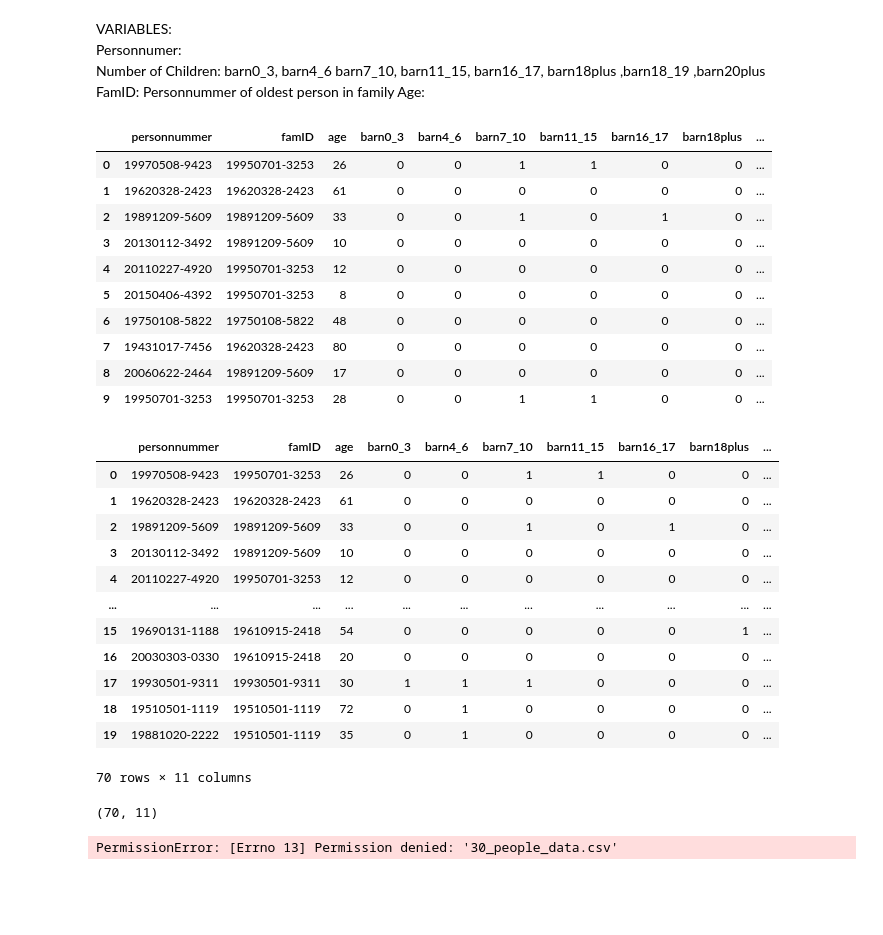
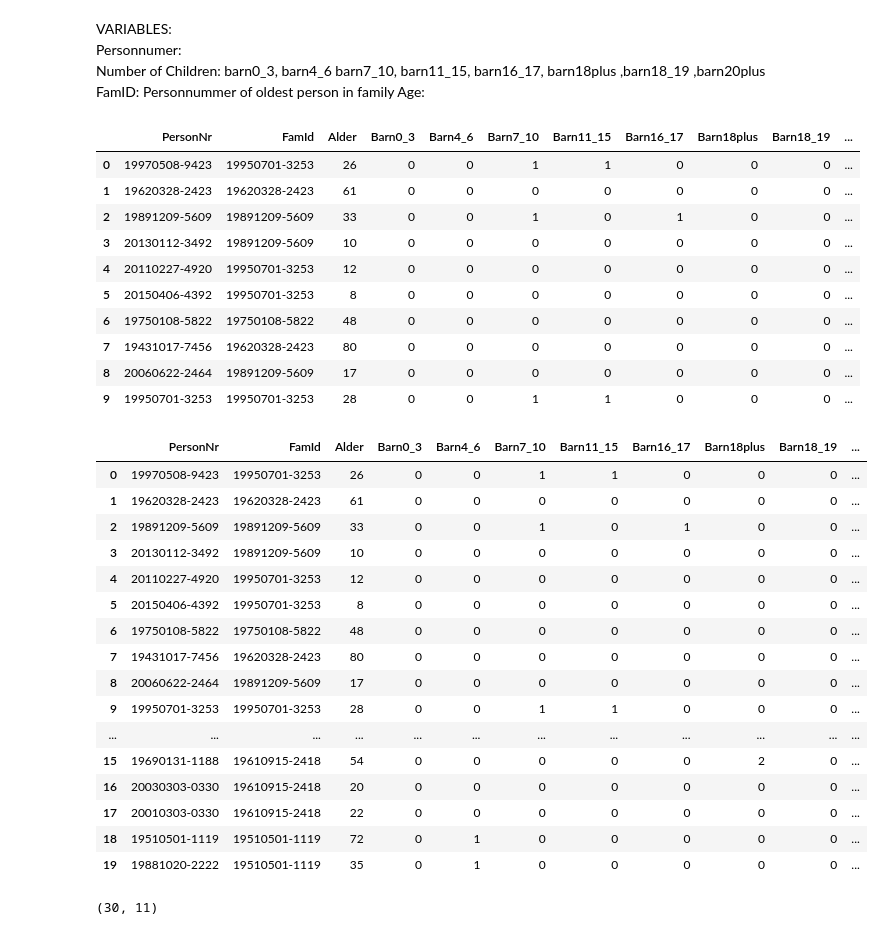
Before and after one commit to neddul/generate-network-project, a Jupyter notebook: notebooks/Family_Layer_Mini_Dataset.ipynb, the cells around one changed output. Drawn from its saved outputs; the diff is of its cells as text; code cells hidden in the pictures; blank space fills up the shorter version.

```diff
--- a/notebooks/Family_Layer_Mini_Dataset.ipynb
+++ b/notebooks/Family_Layer_Mini_Dataset.ipynb
@@ -39,7 +39,7 @@ Number of Children: barn0_3, barn4_6 barn7_10, barn11_15, barn16_17, barn18plus
 FamID: Personnummer of oldest person in family
 Age:
 # %%
-fam_variables = ['PersonNr','FamId','Alder','Barn0_3','Barn4_6','Barn7_10', 'Barn11_15', 'Barn16_17', 'barn18plus', 'barn18_19','barn20plus']
+fam_variables = ['PersonNr','FamId','Alder','Barn0_3','Barn4_6','Barn7_10', 'Barn11_15', 'Barn16_17', 'Barn18plus', 'Barn18_19','Barn20plus']
 # %%
 from datetime import datetime
 import dateutil.relativedelta
@@ -72,17 +72,17 @@ data.loc[9] = ['19950701-3253','19950701-3253',alder('19950701-3253'),0,0,1,1,0,
 # %%
 data
 # %% [output]
-|  | personnummer | famID | age | barn0_3 | barn4_6 | barn7_10 | barn11_15 | barn16_17 | barn18plus | ... |
-| 0 | 19970508-9423 | 19950701-3253 | 26 | 0 | 0 | 1 | 1 | 0 | 0 | ... |
-| 1 | 19620328-2423 | 19620328-2423 | 61 | 0 | 0 | 0 | 0 | 0 | 0 | ... |
-| 2 | 19891209-5609 | 19891209-5609 | 33 | 0 | 0 | 1 | 0 | 1 | 0 | ... |
-| 3 | 20130112-3492 | 19891209-5609 | 10 | 0 | 0 | 0 | 0 | 0 | 0 | ... |
-| 4 | 20110227-4920 | 19950701-3253 | 12 | 0 | 0 | 0 | 0 | 0 | 0 | ... |
-| 5 | 20150406-4392 | 19950701-3253 | 8 | 0 | 0 | 0 | 0 | 0 | 0 | ... |
-| 6 | 19750108-5822 | 19750108-5822 | 48 | 0 | 0 | 0 | 0 | 0 | 0 | ... |
-| 7 | 19431017-7456 | 19620328-2423 | 80 | 0 | 0 | 0 | 0 | 0 | 0 | ... |
-| 8 | 20060622-2464 | 19891209-5609 | 17 | 0 | 0 | 0 | 0 | 0 | 0 | ... |
-| 9 | 19950701-3253 | 19950701-3253 | 28 | 0 | 0 | 1 | 1 | 0 | 0 | ... |
+|  | PersonNr | FamId | Alder | Barn0_3 | Barn4_6 | Barn7_10 | Barn11_15 | Barn16_17 | Barn18plus | Barn18_19 | ... |
+| 0 | 19970508-9423 | 19950701-3253 | 26 | 0 | 0 | 1 | 1 | 0 | 0 | 0 | ... |
+| 1 | 19620328-2423 | 19620328-2423 | 61 | 0 | 0 | 0 | 0 | 0 | 0 | 0 | ... |
+| 2 | 19891209-5609 | 19891209-5609 | 33 | 0 | 0 | 1 | 0 | 1 | 0 | 0 | ... |
+| 3 | 20130112-3492 | 19891209-5609 | 10 | 0 | 0 | 0 | 0 | 0 | 0 | 0 | ... |
+| 4 | 20110227-4920 | 19950701-3253 | 12 | 0 | 0 | 0 | 0 | 0 | 0 | 0 | ... |
+| 5 | 20150406-4392 | 19950701-3253 | 8 | 0 | 0 | 0 | 0 | 0 | 0 | 0 | ... |
+| 6 | 19750108-5822 | 19750108-5822 | 48 | 0 | 0 | 0 | 0 | 0 | 0 | 0 | ... |
+| 7 | 19431017-7456 | 19620328-2423 | 80 | 0 | 0 | 0 | 0 | 0 | 0 | 0 | ... |
+| 8 | 20060622-2464 | 19891209-5609 | 17 | 0 | 0 | 0 | 0 | 0 | 0 | 0 | ... |
+| 9 | 19950701-3253 | 19950701-3253 | 28 | 0 | 0 | 1 | 1 | 0 | 0 | 0 | ... |
 # %%
 data2 = pd.DataFrame(0, index=np.arange(20),columns=fam_variables)
 # %%
@@ -92,54 +92,57 @@ data2.loc[0] = ['19980220-9101','19980220-9101',alder('19980220-9101'),1,0,0,0,0
 data2.loc[1] = ['20000103-1411','19980220-9101',alder('20000103-1411'),1,0,0,0,0,0,0,0] #Person 2 - house 1 Husband
 
 data2.loc[2] = ['20000101-2103','20000101-2103',alder('20000101-2103'),0,0,0,0,0,0,0,0] #Person 3 - house 2 Woman
 
 data2.loc[3] = ['20000101-2193','20000101-2193',alder('20000101-2193'),0,0,0,0,0,0,0,0] #Person 4 - house 3 Man
 
 data2.loc[4] = ['19730420-2103','19730420-2103',alder('19730420-2103'),0,0,0,0,0,0,0,1] #Person 5 - house 4 Mom
 data2.loc[5] = ['19740310-2103','19730420-2103',alder('19740310-2103'),0,0,0,0,0,0,0,1] #Person 6 - house 4 Dad
 data2.loc[6] = ['20030614-0101','19730420-2103',alder('20030614-0101'),0,0,0,0,0,0,0,0] #Person 7 - house 4 Daughter 2
 data2.loc[7] = ['20010614-0101','19730420-2103',alder('20010614-0101'),0,0,0,0,0,0,0,0] #Person 8 - house 4 Daughter 1
 
 data2.loc[8] = ['19821012-1234','19821012-1234',alder('19821012-1234'),1,0,0,0,0,0,0,0] #Person 9   - house 5 Husband 1
 data2.loc[9] = ['19851112-1234','19821012-1234',alder('19851112-1234'),1,0,0,0,0,0,0,0] #Person 10  - house 5 Husband 2
 
 data2.loc[10] = ['19951021-1284','19951021-1284',alder('19951021-1284'),0,0,0,0,0,0,0,0] #Person 11  - house 6 Woman
 
 data2.loc[11] = ['19960229-1000','19960229-1000',alder('19960229-1000'),0,0,0,0,0,0,0,0] #Person 12  - house 7 Woman
 data2.loc[12] = ['19990430-0246','19960229-1000',alder('19990430-0246'),1,0,0,0,0,0,0,0] #Person 13  - house 7 Wife 1
 data2.loc[13] = ['19990915-2468','19960229-1000',alder('19990915-2468'),1,0,0,0,0,0,0,0] #Person 14  - house 7 Wife 2
 
-data2.loc[14] = ['19610915-2418','19610915-2418',alder('19610915-2418'),0,0,0,0,0,1,0,0] #Person 15  - house 8 Husband
-data2.loc[15] = ['19690131-1188','19610915-2418',alder('19690131-1188'),0,0,0,0,0,1,0,0] #Person 16  - house 8 Wife
+data2.loc[14] = ['19610915-2418','19610915-2418',alder('19610915-2418'),0,0,0,0,0,2,0,0] #Person 15  - house 8 Husband
+data2.loc[15] = ['19690131-1188','19610915-2418',alder('19690131-1188'),0,0,0,0,0,2,0,0] #Person 16  - house 8 Wife
 data2.loc[16] = ['20030303-0330','19610915-2418',alder('20030303-0330'),0,0,0,0,0,0,0,0] #Person 17  - house 8 Son
+data2.loc[17] = ['20010303-0330','19610915-2418',alder('20010303-0330'),0,0,0,0,0,0,0,0] #Person 17  - house 8 Son
 
-
-data2.loc[17] = ['19930501-9311','19930501-9311',alder('19930501-9311'),1,1,1,0,0,0,0,0] #Person 18  - house 8 Man
+#data2.loc[17] = ['19930501-9311','19930501-9311',alder('19930501-9311'),1,1,1,0,0,0,0,0] #Person 18  - house 8 Man
 
 data2.loc[18] = ['19510501-1119','19510501-1119',alder('19510501-1119'),0,1,0,0,0,0,0,0] #Person 19  - house 8 Husband
 data2.loc[19] = ['19881020-2222','19510501-1119',alder('19881020-2222'),0,1,0,0,0,0,0,0] #Person 20  - house 8 Wife
 
 data = pd.concat([data, data2])
 
 data
 # %% [output]
-|  | personnummer | famID | age | barn0_3 | barn4_6 | barn7_10 | barn11_15 | barn16_17 | barn18plus | ... |
-| 0 | 19970508-9423 | 19950701-3253 | 26 | 0 | 0 | 1 | 1 | 0 | 0 | ... |
-| 1 | 19620328-2423 | 19620328-2423 | 61 | 0 | 0 | 0 | 0 | 0 | 0 | ... |
-| 2 | 19891209-5609 | 19891209-5609 | 33 | 0 | 0 | 1 | 0 | 1 | 0 | ... |
-| 3 | 20130112-3492 | 19891209-5609 | 10 | 0 | 0 | 0 | 0 | 0 | 0 | ... |
-| 4 | 20110227-4920 | 19950701-3253 | 12 | 0 | 0 | 0 | 0 | 0 | 0 | ... |
-| ... | ... | ... | ... | ... | ... | ... | ... | ... | ... | ... |
-| 15 | 19690131-1188 | 19610915-2418 | 54 | 0 | 0 | 0 | 0 | 0 | 1 | ... |
-| 16 | 20030303-0330 | 19610915-2418 | 20 | 0 | 0 | 0 | 0 | 0 | 0 | ... |
-| 17 | 19930501-9311 | 19930501-9311 | 30 | 1 | 1 | 1 | 0 | 0 | 0 | ... |
-| 18 | 19510501-1119 | 19510501-1119 | 72 | 0 | 1 | 0 | 0 | 0 | 0 | ... |
-| 19 | 19881020-2222 | 19510501-1119 | 35 | 0 | 1 | 0 | 0 | 0 | 0 | ... |
+|  | PersonNr | FamId | Alder | Barn0_3 | Barn4_6 | Barn7_10 | Barn11_15 | Barn16_17 | Barn18plus | Barn18_19 | ... |
+| 0 | 19970508-9423 | 19950701-3253 | 26 | 0 | 0 | 1 | 1 | 0 | 0 | 0 | ... |
+| 1 | 19620328-2423 | 19620328-2423 | 61 | 0 | 0 | 0 | 0 | 0 | 0 | 0 | ... |
+| 2 | 19891209-5609 | 19891209-5609 | 33 | 0 | 0 | 1 | 0 | 1 | 0 | 0 | ... |
+| 3 | 20130112-3492 | 19891209-5609 | 10 | 0 | 0 | 0 | 0 | 0 | 0 | 0 | ... |
+| 4 | 20110227-4920 | 19950701-3253 | 12 | 0 | 0 | 0 | 0 | 0 | 0 | 0 | ... |
+| 5 | 20150406-4392 | 19950701-3253 | 8 | 0 | 0 | 0 | 0 | 0 | 0 | 0 | ... |
+| 6 | 19750108-5822 | 19750108-5822 | 48 | 0 | 0 | 0 | 0 | 0 | 0 | 0 | ... |
+| 7 | 19431017-7456 | 19620328-2423 | 80 | 0 | 0 | 0 | 0 | 0 | 0 | 0 | ... |
+| 8 | 20060622-2464 | 19891209-5609 | 17 | 0 | 0 | 0 | 0 | 0 | 0 | 0 | ... |
+| 9 | 19950701-3253 | 19950701-3253 | 28 | 0 | 0 | 1 | 1 | 0 | 0 | 0 | ... |
+| ... | ... | ... | ... | ... | ... | ... | ... | ... | ... | ... | ... |
+| 15 | 19690131-1188 | 19610915-2418 | 54 | 0 | 0 | 0 | 0 | 0 | 2 | 0 | ... |
+| 16 | 20030303-0330 | 19610915-2418 | 20 | 0 | 0 | 0 | 0 | 0 | 0 | 0 | ... |
+| 17 | 20010303-0330 | 19610915-2418 | 22 | 0 | 0 | 0 | 0 | 0 | 0 | 0 | ... |
+| 18 | 19510501-1119 | 19510501-1119 | 72 | 0 | 1 | 0 | 0 | 0 | 0 | 0 | ... |
+| 19 | 19881020-2222 | 19510501-1119 | 35 | 0 | 1 | 0 | 0 | 0 | 0 | 0 | ... |
-70 rows × 11 columns
 # %%
 print(data.shape)
 
 data.to_csv('30_people_data.csv')
 # %% [output]
-(70, 11)
+(30, 11)
-PermissionError: [Errno 13] Permission denied: '30_people_data.csv'
```
Also changed, not shown: 5 other files.
